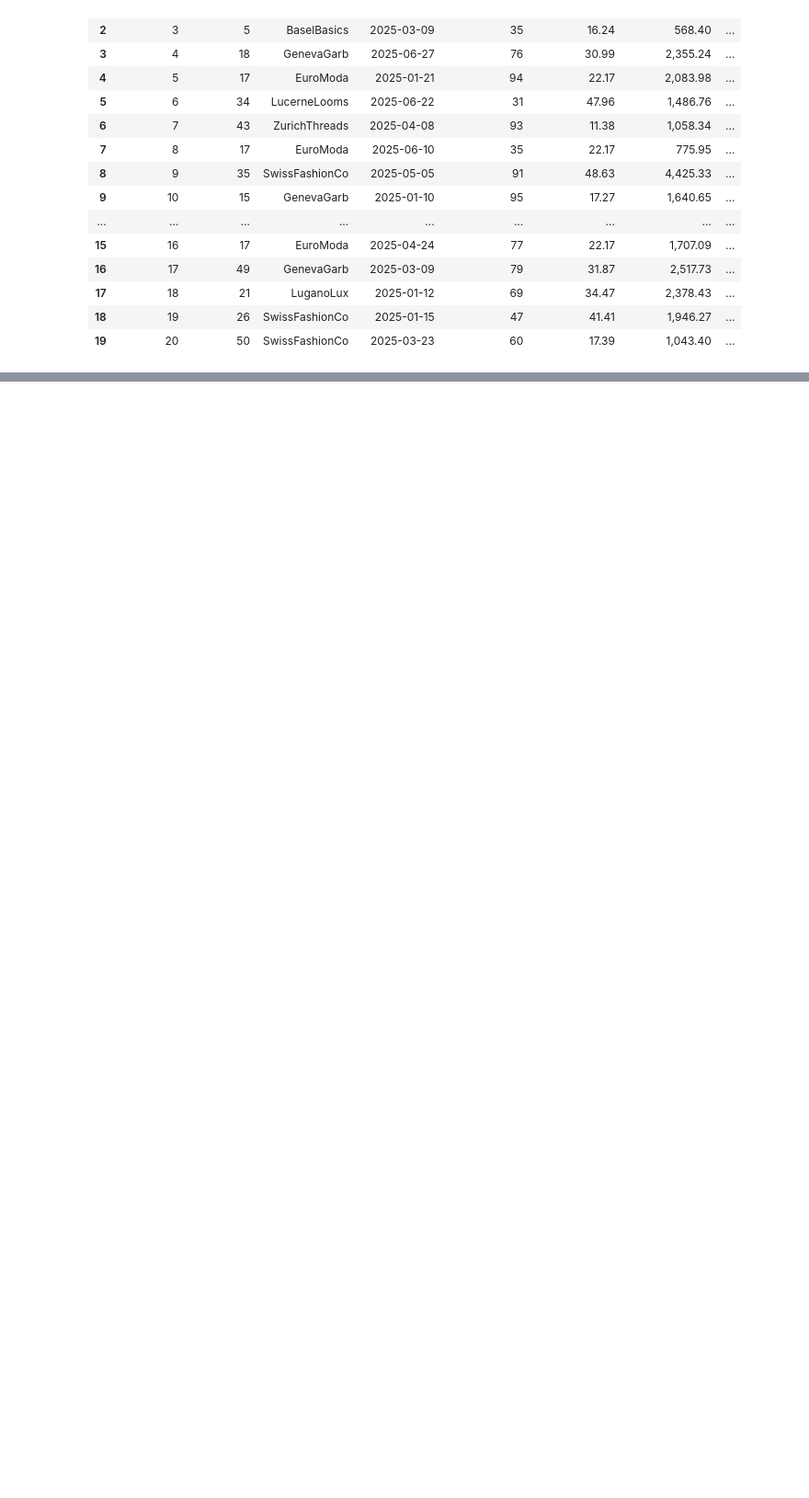
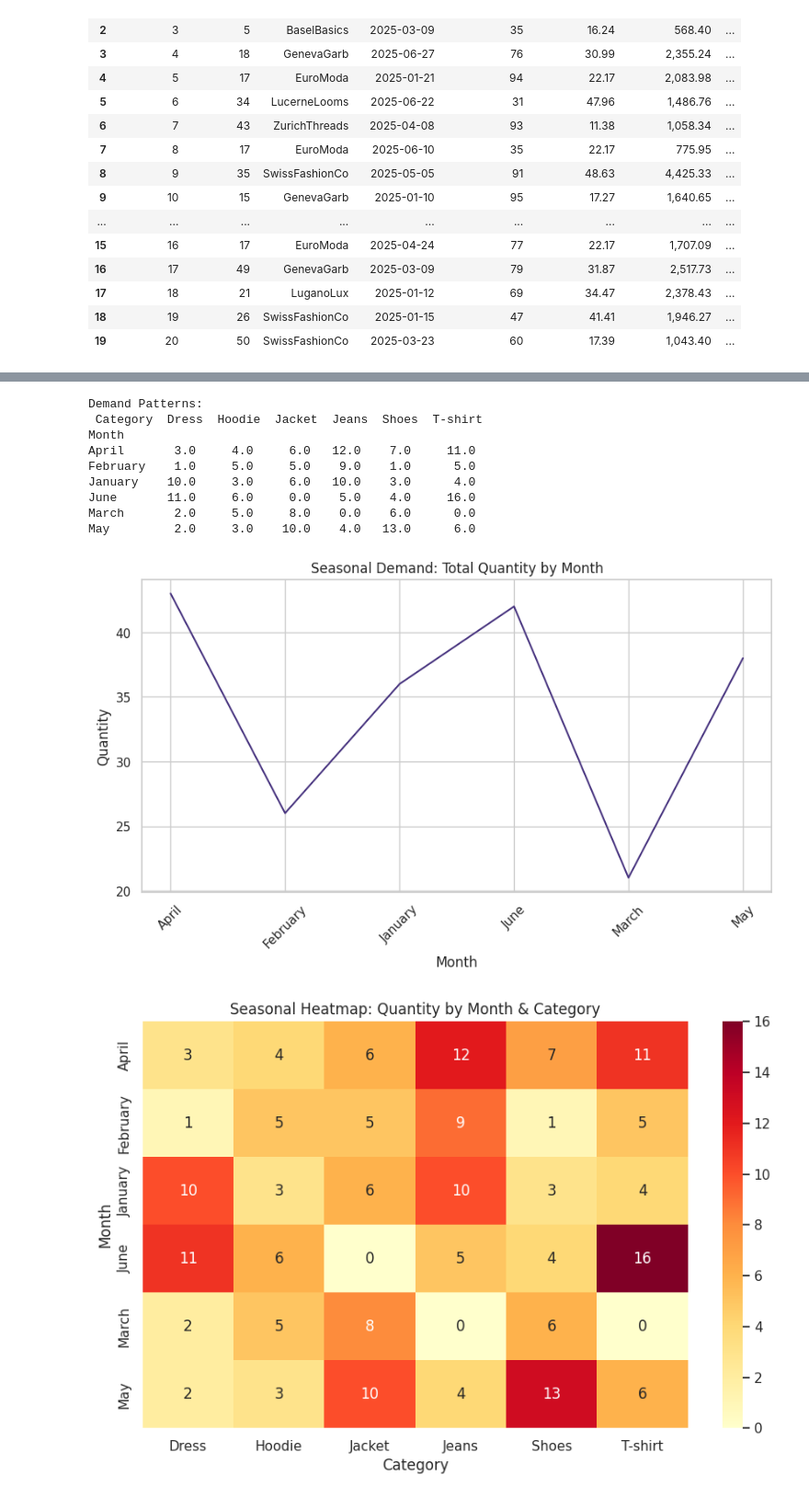
Before and after one commit to Mainabryan/SWISS-CLOTHING-BRAND, a Jupyter notebook: Swiss_clothing_brand.ipynb, the cells around one changed output, grey strips where cells are left out. Shown: that part at 92% size. Saved outputs shown, nothing was run; the diff lists cells and outputs as text; code cells hidden in the pictures; blank space fills up the shorter version.

```diff
--- a/Swiss_clothing_brand.ipynb
+++ b/Swiss_clothing_brand.ipynb
@@ -1433,0 +1448,55 @@ display(inventory_restock_table.head(20))
+# %%
+import pandas as pd
+import seaborn as sns
+import matplotlib.pyplot as plt
+
+# Load & Merge (Sales core)
+sales = pd.read_csv('/content/sales_table-sheet1-sourcetable.csv')
+products = pd.read_csv('/content/product_table-sheet1-sourcetable.csv')
+df = sales.merge(products[['Product_ID', 'Category']], on='Product_ID')
+
+# Prep
+df['Date'] = pd.to_datetime(df['Date'])
+df['Month'] = df['Date'].dt.month_name()
+df['Month_Num'] = df['Date'].dt.month
+df = df[df['Quantity'] > 0]  # Positive demand
+
+# Group: Demand by Month + Category
+demand = df.groupby(['Month_Num', 'Month', 'Category']).agg({
+    'Quantity': 'sum',
+    'Total_Price_CHF': 'sum'
+}).reset_index()
+
+print("Demand Patterns:\n", demand.pivot(index='Month', columns='Category', values='Quantity').fillna(0))
+
+# Viz 1: Line - Total Demand by Month
+plt.figure(figsize=(10,5))
+sns.lineplot(data=demand.groupby('Month')['Quantity'].sum().reset_index(), x='Month', y='Quantity')
+plt.title('Seasonal Demand: Total Quantity by Month')
+plt.xticks(rotation=45)
+plt.show()
+
+# Viz 2: Heatmap - Demand Matrix (Month x Category)
+pivot_qty = demand.pivot(index='Month', columns='Category', values='Quantity').fillna(0)
+plt.figure(figsize=(10,6))
+sns.heatmap(pivot_qty, annot=True, cmap='YlOrRd')
+plt.title('Seasonal Heatmap: Quantity by Month & Category')
+plt.show()
+
+# Viz 3: Bar - Top Peaks
+top_peaks = demand.nlargest(5, 'Quantity')
+sns.barplot(data=top_peaks, x='Month', y='Quantity', hue='Category')
+plt.title('Top 5 Demand Peaks')
+plt.show()
+# %% [output]
+Demand Patterns:
+ Category  Dress  Hoodie  Jacket  Jeans  Shoes  T-shirt
+Month
+April       3.0     4.0     6.0   12.0    7.0     11.0
+February    1.0     5.0     5.0    9.0    1.0      5.0
+January    10.0     3.0     6.0   10.0    3.0      4.0
+June       11.0     6.0     0.0    5.0    4.0     16.0
+March       2.0     5.0     8.0    0.0    6.0      0.0
+May         2.0     3.0    10.0    4.0   13.0      6.0
+[figure, added]
+[figure, added]
```
Also changed, not shown: parts of 2 cells of this notebook.
